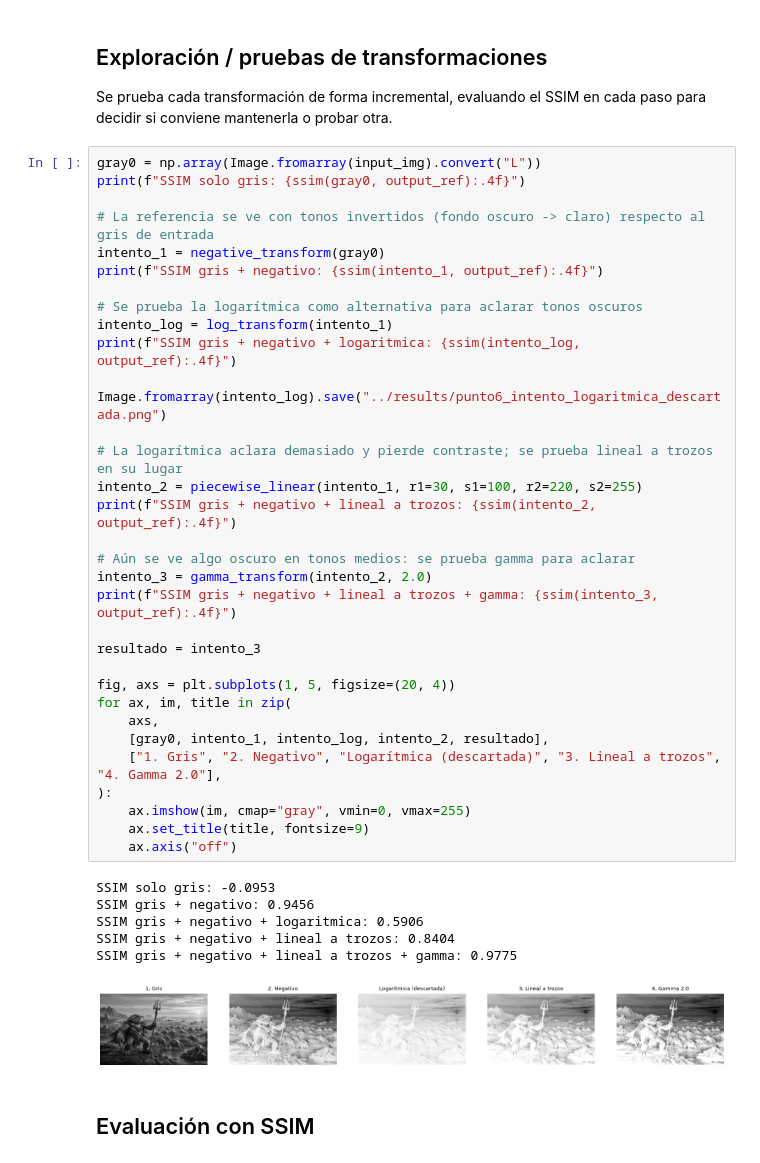
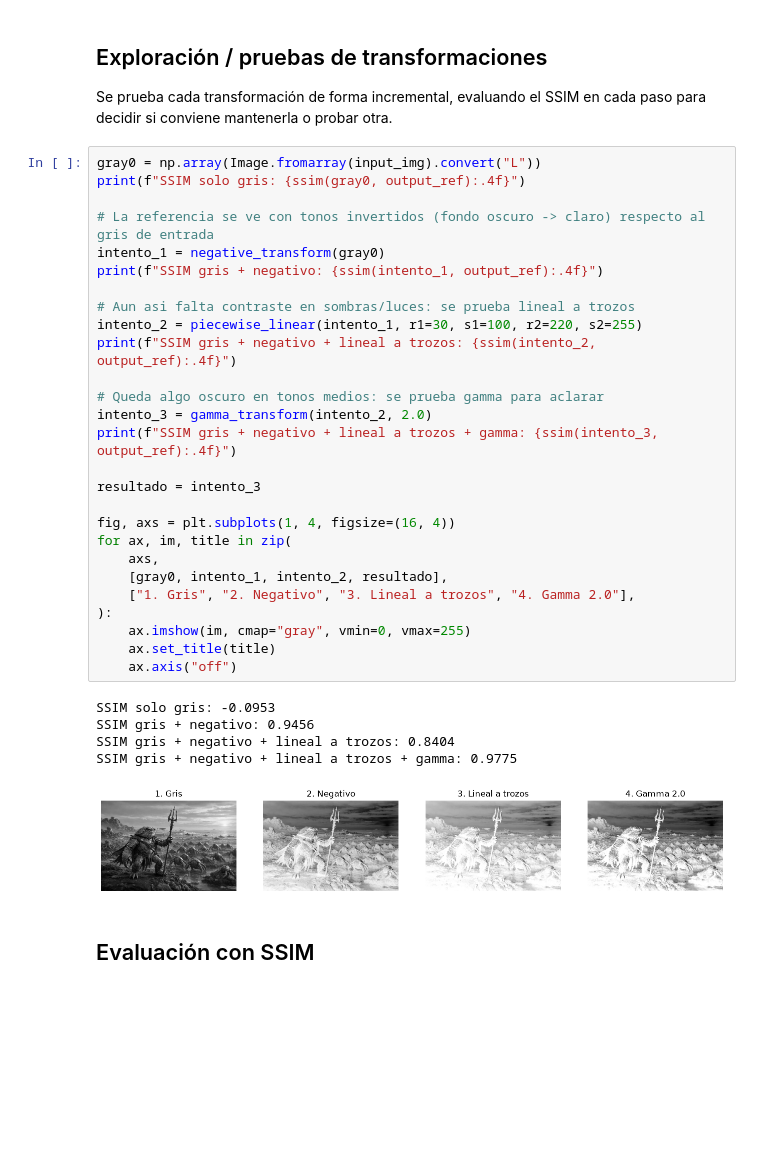
Before and after one commit to SESASAN/vision-artificial-parcial-1, a Jupyter notebook: notebooks/06_punto6.ipynb, the cells around one changed output. Cells and saved outputs as stored; diff of their text form; blank space fills up the shorter version.

```diff
--- a/notebooks/06_punto6.ipynb
+++ b/notebooks/06_punto6.ipynb
@@ -28,43 +28,36 @@ Se prueba cada transformación de forma incremental, evaluando el SSIM en cada p
 # %%
 gray0 = np.array(Image.fromarray(input_img).convert("L"))
 print(f"SSIM solo gris: {ssim(gray0, output_ref):.4f}")
 
 # La referencia se ve con tonos invertidos (fondo oscuro -> claro) respecto al gris de entrada
 intento_1 = negative_transform(gray0)
 print(f"SSIM gris + negativo: {ssim(intento_1, output_ref):.4f}")
 
-# Se prueba la logarítmica como alternativa para aclarar tonos oscuros
-intento_log = log_transform(intento_1)
-print(f"SSIM gris + negativo + logaritmica: {ssim(intento_log, output_ref):.4f}")
-
-Image.fromarray(intento_log).save("../results/punto6_intento_logaritmica_descartada.png")
-
-# La logarítmica aclara demasiado y pierde contraste; se prueba lineal a trozos en su lugar
+# Aun asi falta contraste en sombras/luces: se prueba lineal a trozos
 intento_2 = piecewise_linear(intento_1, r1=30, s1=100, r2=220, s2=255)
 print(f"SSIM gris + negativo + lineal a trozos: {ssim(intento_2, output_ref):.4f}")
 
-# Aún se ve algo oscuro en tonos medios: se prueba gamma para aclarar
+# Queda algo oscuro en tonos medios: se prueba gamma para aclarar
 intento_3 = gamma_transform(intento_2, 2.0)
 print(f"SSIM gris + negativo + lineal a trozos + gamma: {ssim(intento_3, output_ref):.4f}")
 
 resultado = intento_3
 
-fig, axs = plt.subplots(1, 5, figsize=(20, 4))
+fig, axs = plt.subplots(1, 4, figsize=(16, 4))
 for ax, im, title in zip(
     axs,
-    [gray0, intento_1, intento_log, intento_2, resultado],
-    ["1. Gris", "2. Negativo", "Logarítmica (descartada)", "3. Lineal a trozos", "4. Gamma 2.0"],
+    [gray0, intento_1, intento_2, resultado],
+    ["1. Gris", "2. Negativo", "3. Lineal a trozos", "4. Gamma 2.0"],
 ):
     ax.imshow(im, cmap="gray", vmin=0, vmax=255)
-    ax.set_title(title, fontsize=9)
+    ax.set_title(title)
     ax.axis("off")
 # %% [output]
 SSIM solo gris: -0.0953
 SSIM gris + negativo: 0.9456
-SSIM gris + negativo + logaritmica: 0.5906
 SSIM gris + negativo + lineal a trozos: 0.8404
 SSIM gris + negativo + lineal a trozos + gamma: 0.9775
-[figure, old version]
+[figure, new version]
 # %% [markdown]
 ## Evaluación con SSIM
 # %%
```
Also changed, not shown: 2 other files.
